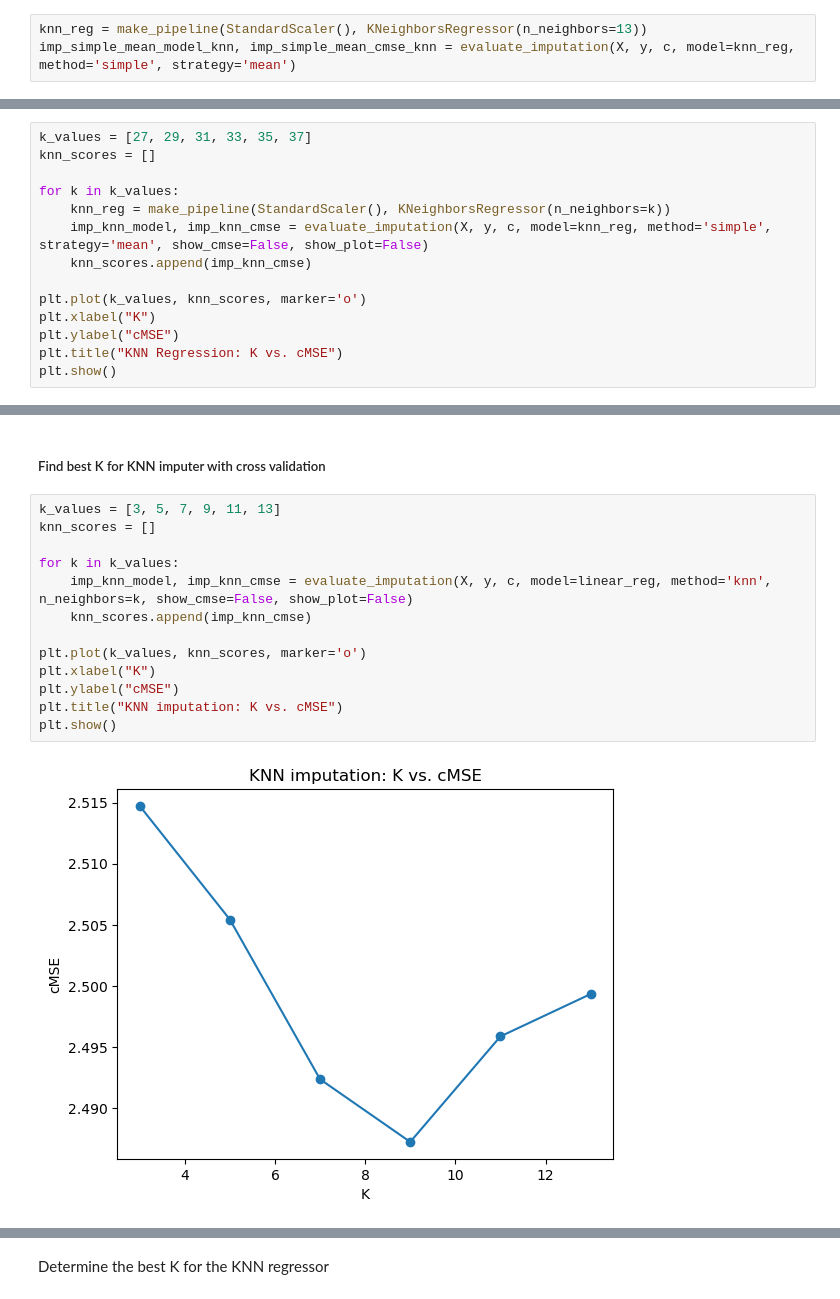
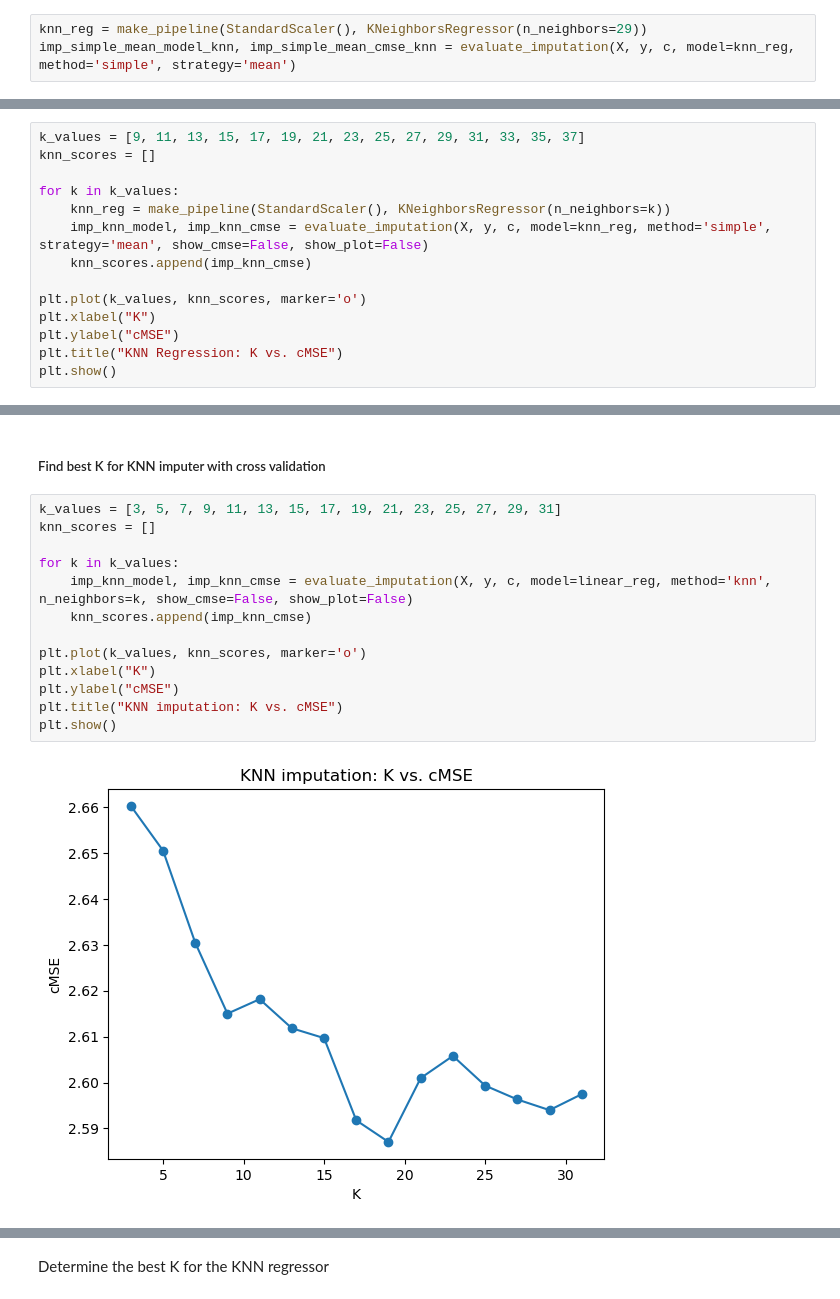
Before and after one commit to RenatoViola/AA_Assignment_2, a Jupyter notebook: Code/task_3.ipynb, the cells around one changed output, grey strips where cells are left out. Saved outputs shown, nothing was run; the diff lists cells and outputs as text.

```diff
--- a/Code/task_3.ipynb
+++ b/Code/task_3.ipynb
@@ -203,4 +184,4 @@ K = 13
 # %%
-knn_reg = make_pipeline(StandardScaler(), KNeighborsRegressor(n_neighbors=13))
+knn_reg = make_pipeline(StandardScaler(), KNeighborsRegressor(n_neighbors=29))
 imp_simple_mean_model_knn, imp_simple_mean_cmse_knn = evaluate_imputation(X, y, c, model=knn_reg, method='simple', strategy='mean')
 # %% [output]
@@ -209,7 +190,7 @@ Test cMSE: 3.1455374753451673
 # %% [markdown]
 Determine best K for KNN regressor
 # %%
-k_values = [27, 29, 31, 33, 35, 37]
+k_values = [9, 11, 13, 15, 17, 19, 21, 23, 25, 27, 29, 31, 33, 35, 37]
 knn_scores = []
 
 for k in k_values:
@@ -237,18 +218,18 @@ Test cMSE: 3.1593325095386753
 # %% [markdown]
 ##### Find best K for KNN imputer with cross validation
 # %%
-k_values = [3, 5, 7, 9, 11, 13]
+k_values = [3, 5, 7, 9, 11, 13, 15, 17, 19, 21, 23, 25, 27, 29, 31]
 knn_scores = []
 
 for k in k_values:
     imp_knn_model, imp_knn_cmse = evaluate_imputation(X, y, c, model=linear_reg, method='knn', n_neighbors=k, show_cmse=False, show_plot=False)
     knn_scores.append(imp_knn_cmse)
 
 plt.plot(k_values, knn_scores, marker='o')
 plt.xlabel("K")
 plt.ylabel("cMSE")
 plt.title("KNN imputation: K vs. cMSE")
 plt.show()
 # %% [output]
-[figure, old version]
+[figure, new version]
 # %% [markdown]
```
Also changed, not shown: parts of 28 cells of this notebook, 2 other files.
